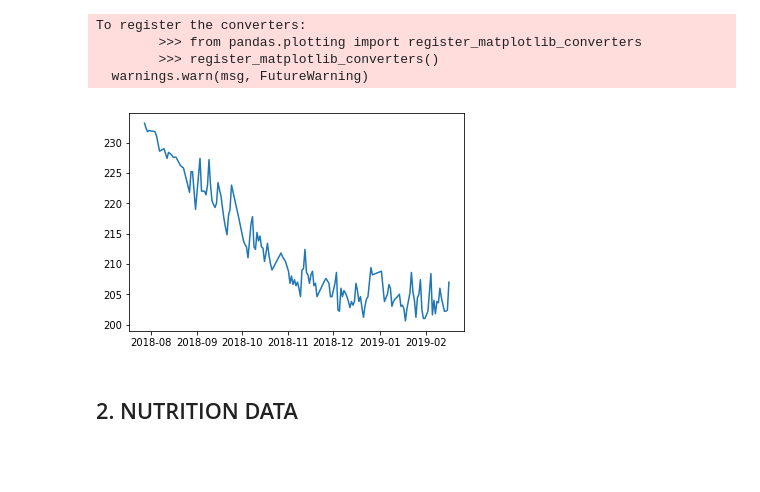
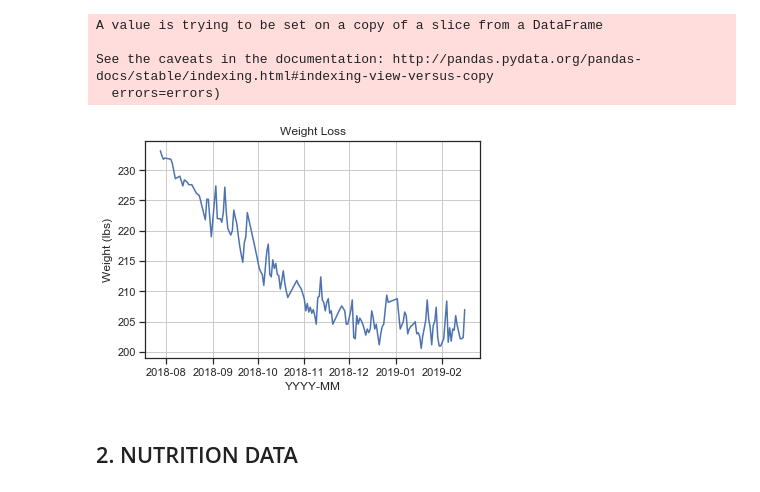
Before and after one commit to arodriguez2018/nutrition_and_activity, a Jupyter notebook: NOTEBOOK.ipynb, the cells around one changed output. Drawn from its saved outputs; the diff is of its cells as text; code cells hidden in the pictures; blank space fills up the shorter version.

```diff
--- a/NOTEBOOK.ipynb
+++ b/NOTEBOOK.ipynb
@@ -70,12 +39,24 @@ Date
-# %%
-plt.plot(dfw1['Weight'])
-plt.show()
-# %% [output]
-To register the converters:
-        >>> from pandas.plotting import register_matplotlib_converters
-        >>> register_matplotlib_converters()
-  warnings.warn(msg, FutureWarning)
-[figure, removed]
+# %%
+dfw['Date'] = pd.to_datetime(dfw['Date']) # format as date
+dfw.set_index(dfw['Date'], inplace = True) # set as index
+dfw.drop(['Date'], axis=1, inplace=True) # drop extra date col
+dfw1 = dfw.iloc[::-1] #
+dfw1.drop(dfw1.index[:10], inplace=True) #
+# %% [output]
+A value is trying to be set on a copy of a slice from a DataFrame
+
+See the caveats in the documentation: http://pandas.pydata.org/pandas-docs/stable/indexing.html#indexing-view-versus-copy
+  errors=errors)
+# %%
+# quick check:
+plt.plot(dfw1['Weight'])
+plt.title('Weight Loss')
+plt.ylabel("Weight (lbs)")
+plt.xlabel("YYYY-MM")
+plt.grid()
+plt.show()
+# %% [output]
+[figure, added]
 # %% [markdown]
 ## 2. NUTRITION DATA
 # %%
```
Also changed, not shown: parts of 57 cells of this notebook, 1 other file.
